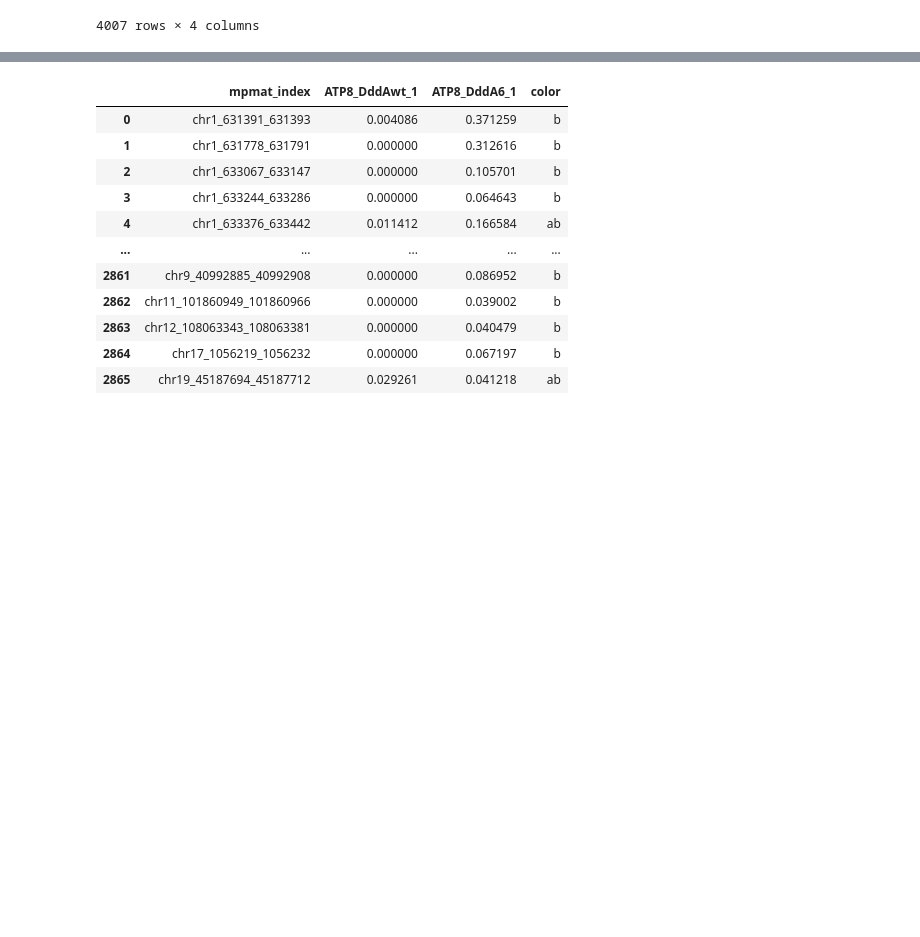
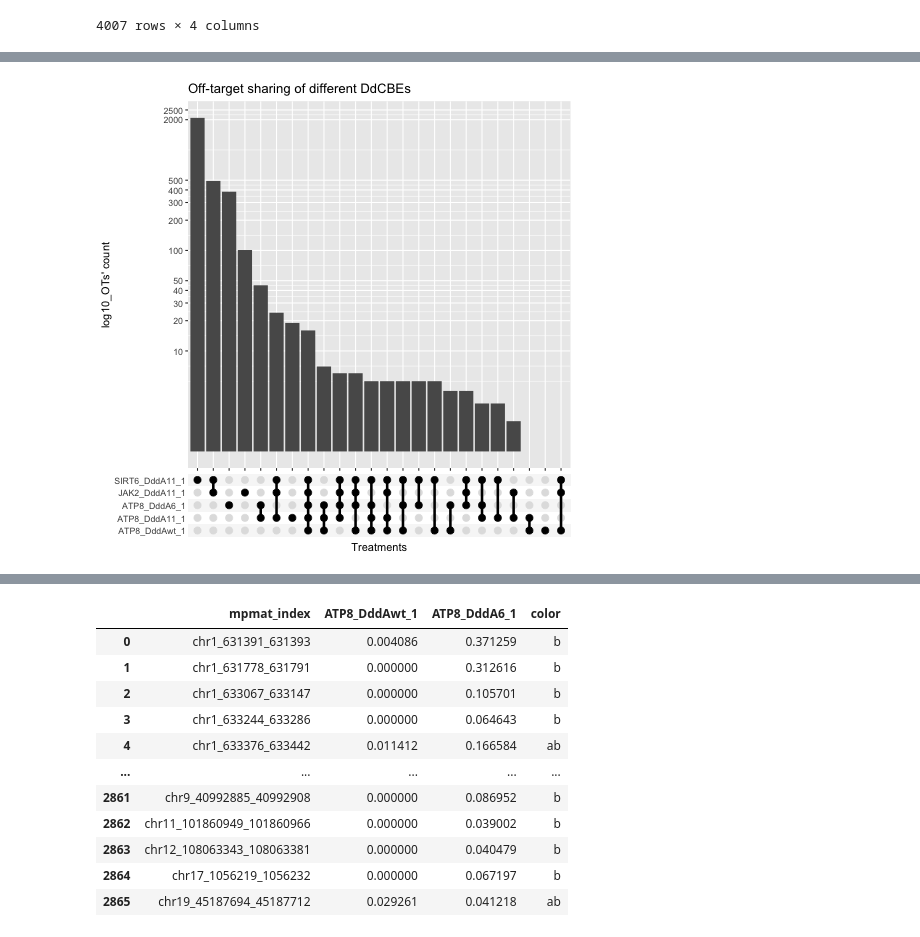
Before and after one commit to hermanzhaozzzz/snakepipes_detect-seq, a Jupyter notebook: step.03.local_analysis.ipynb, the cells around one changed output, grey strips where cells are left out. Cells and saved outputs as stored; diff of their text form; code cells hidden in the pictures; blank space fills up the shorter version.

```diff
--- a/step.03.local_analysis.ipynb
+++ b/step.03.local_analysis.ipynb
@@ -749,0 +622,3 @@ def map_color(x):
+# %%
+df_upset = df_wide_score.set_index('mpmat_index').applymap(lambda x: True if x>=0.001 else False).T
+df_upset
@@ -749,0 +633,10 @@ def map_color(x):
+# %%
+%%R -i df_upset
+df_upset = as.data.frame(df_upset)
+df_upset <- df_upset %>%
+    as_tibble(rownames="Treatment") %>%
+    gather(OTs, Member, -Treatment) %>%
+    filter(Member) %>%
+    select(- Member)
+
+df_upset %>% head()
@@ -749,0 +664,18 @@ def map_color(x):
+# %%
+%%R
+g = df_upset %>%
+    group_by(OTs) %>%
+    summarize(Treatments=list(Treatment)) %>%
+    ggplot(aes(x=Treatments)) +
+        geom_bar() +
+        scale_x_upset() +
+        scale_y_log10(
+            breaks=c(10, 20, 30, 40, 50, 100, 200, 300, 400, 500, 2000, 2500)
+        ) +
+        ylab('log10_OTs\' count') +
+        ggtitle('Off-target sharing of different DdCBEs')
+        theme_bw()
+ggsave('2022-10-30_Detect-seq_upset-plot_all.pdf', plot=g, width=8, height=9)
+g
+# %% [output]
+[figure, added]
```
Also changed, not shown: parts of 89 cells of this notebook, 1 other file.
